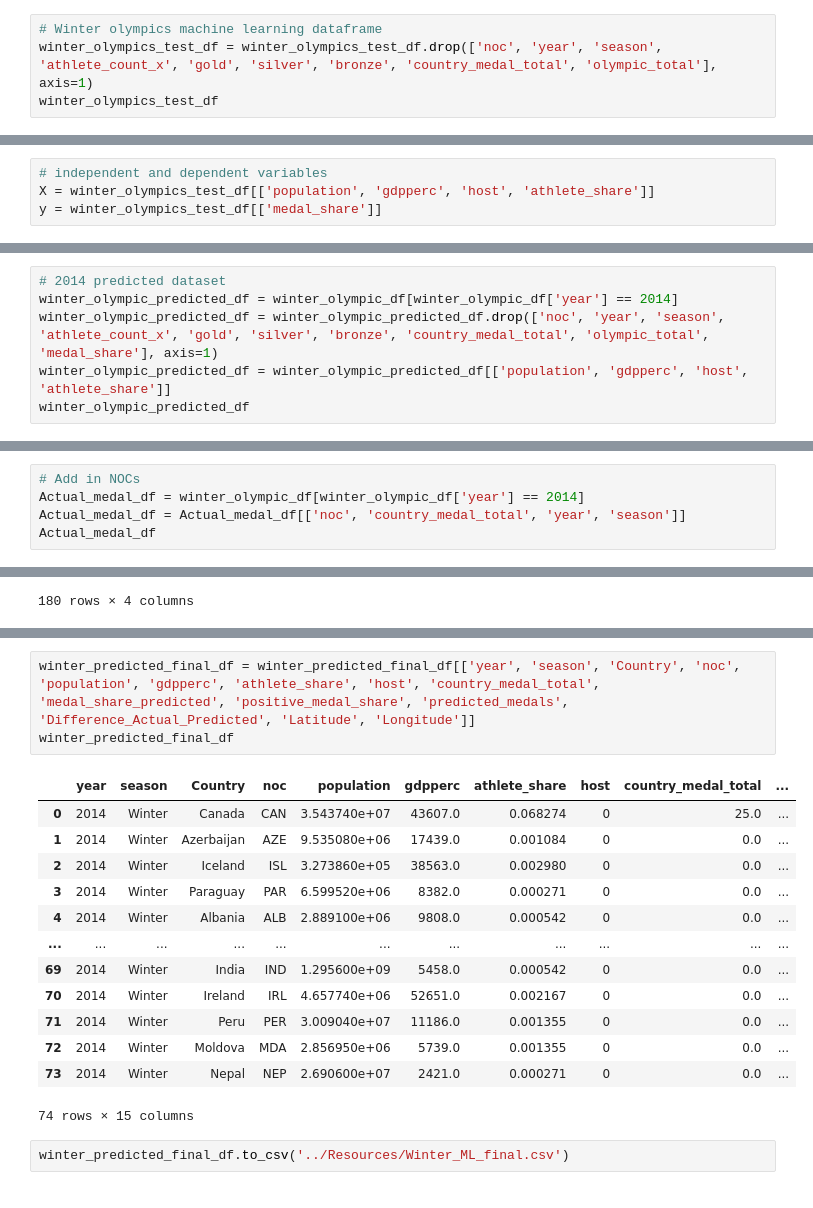
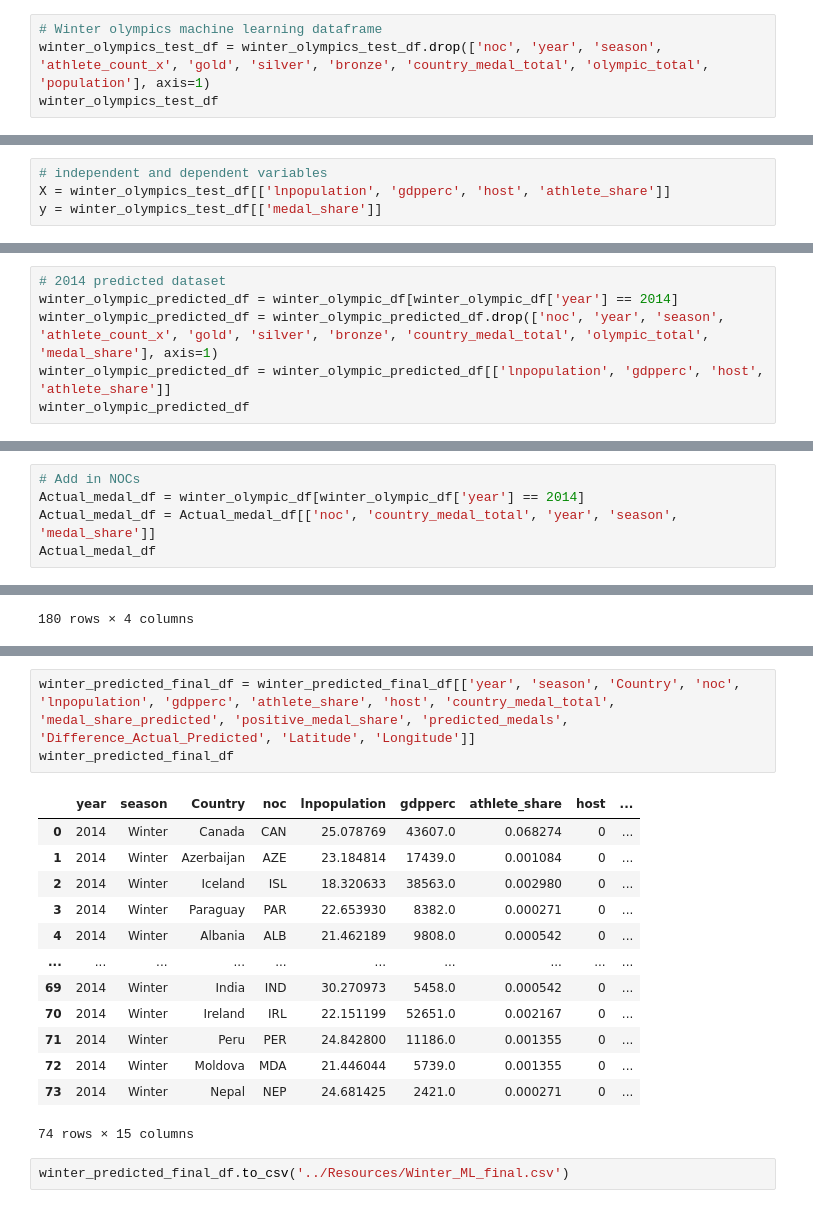
Before and after one commit to olympics2022/olympic_medal_analysis, a Jupyter notebook: Analysis/winter_ML_analysis.ipynb, the cells around one changed output, grey strips where cells are left out. Drawn from its saved outputs; the diff is of its cells as text.

```diff
--- a/Analysis/winter_ML_analysis.ipynb
+++ b/Analysis/winter_ML_analysis.ipynb
@@ -50,6 +51,6 @@ winter_olympic_df
 winter_olympics_test_df = winter_olympic_df[winter_olympic_df['year'] != 2014]
 # %%
 # Winter olympics machine learning dataframe
-winter_olympics_test_df = winter_olympics_test_df.drop(['noc', 'year', 'season', 'athlete_count_x', 'gold', 'silver', 'bronze', 'country_medal_total', 'olympic_total'], axis=1)
+winter_olympics_test_df = winter_olympics_test_df.drop(['noc', 'year', 'season', 'athlete_count_x', 'gold', 'silver', 'bronze', 'country_medal_total', 'olympic_total', 'population'], axis=1)
 winter_olympics_test_df
 # %% [output]
@@ -68,7 +69,7 @@ winter_olympics_test_df
 635 rows × 6 columns
 # %%
 # independent and dependent variables
-X = winter_olympics_test_df[['population', 'gdpperc', 'host', 'athlete_share']]
+X = winter_olympics_test_df[['lnpopulation', 'gdpperc', 'host', 'athlete_share']]
 y = winter_olympics_test_df[['medal_share']]
 # %%
 # Create and fit the model
@@ -97,6 +98,6 @@ plt.show()
 # 2014 predicted dataset
 winter_olympic_predicted_df = winter_olympic_df[winter_olympic_df['year'] == 2014]
 winter_olympic_predicted_df = winter_olympic_predicted_df.drop(['noc', 'year', 'season', 'athlete_count_x', 'gold', 'silver', 'bronze', 'country_medal_total', 'olympic_total', 'medal_share'], axis=1)
-winter_olympic_predicted_df = winter_olympic_predicted_df[['population', 'gdpperc', 'host', 'athlete_share']]
+winter_olympic_predicted_df = winter_olympic_predicted_df[['lnpopulation', 'gdpperc', 'host', 'athlete_share']]
 winter_olympic_predicted_df
 # %% [output]
@@ -190,6 +191,6 @@ winter_predicted_df
 # %%
 # Add in NOCs
 Actual_medal_df = winter_olympic_df[winter_olympic_df['year'] == 2014]
-Actual_medal_df = Actual_medal_df[['noc', 'country_medal_total', 'year', 'season']]
+Actual_medal_df = Actual_medal_df[['noc', 'country_medal_total', 'year', 'season', 'medal_share']]
 Actual_medal_df
 # %% [output]
@@ -281,19 +288,19 @@ winter_predicted_final_df
 # %%
-winter_predicted_final_df = winter_predicted_final_df[['year', 'season', 'Country', 'noc', 'population', 'gdpperc', 'athlete_share', 'host', 'country_medal_total', 'medal_share_predicted', 'positive_medal_share', 'predicted_medals', 'Difference_Actual_Predicted', 'Latitude', 'Longitude']]
+winter_predicted_final_df = winter_predicted_final_df[['year', 'season', 'Country', 'noc', 'lnpopulation', 'gdpperc', 'athlete_share', 'host', 'country_medal_total', 'medal_share_predicted', 'positive_medal_share', 'predicted_medals', 'Difference_Actual_Predicted', 'Latitude', 'Longitude']]
 winter_predicted_final_df
 # %% [output]
-|  | year | season | Country | noc | population | gdpperc | athlete_share | host | country_medal_total | ... |
-| 0 | 2014 | Winter | Canada | CAN | 3.543740e+07 | 43607.0 | 0.068274 | 0 | 25.0 | ... |
-| 1 | 2014 | Winter | Azerbaijan | AZE | 9.535080e+06 | 17439.0 | 0.001084 | 0 | 0.0 | ... |
-| 2 | 2014 | Winter | Iceland | ISL | 3.273860e+05 | 38563.0 | 0.002980 | 0 | 0.0 | ... |
-| 3 | 2014 | Winter | Paraguay | PAR | 6.599520e+06 | 8382.0 | 0.000271 | 0 | 0.0 | ... |
-| 4 | 2014 | Winter | Albania | ALB | 2.889100e+06 | 9808.0 | 0.000542 | 0 | 0.0 | ... |
-| ... | ... | ... | ... | ... | ... | ... | ... | ... | ... | ... |
-| 69 | 2014 | Winter | India | IND | 1.295600e+09 | 5458.0 | 0.000542 | 0 | 0.0 | ... |
-| 70 | 2014 | Winter | Ireland | IRL | 4.657740e+06 | 52651.0 | 0.002167 | 0 | 0.0 | ... |
-| 71 | 2014 | Winter | Peru | PER | 3.009040e+07 | 11186.0 | 0.001355 | 0 | 0.0 | ... |
-| 72 | 2014 | Winter | Moldova | MDA | 2.856950e+06 | 5739.0 | 0.001355 | 0 | 0.0 | ... |
-| 73 | 2014 | Winter | Nepal | NEP | 2.690600e+07 | 2421.0 | 0.000271 | 0 | 0.0 | ... |
+|  | year | season | Country | noc | lnpopulation | gdpperc | athlete_share | host | ... |
+| 0 | 2014 | Winter | Canada | CAN | 25.078769 | 43607.0 | 0.068274 | 0 | ... |
+| 1 | 2014 | Winter | Azerbaijan | AZE | 23.184814 | 17439.0 | 0.001084 | 0 | ... |
+| 2 | 2014 | Winter | Iceland | ISL | 18.320633 | 38563.0 | 0.002980 | 0 | ... |
+| 3 | 2014 | Winter | Paraguay | PAR | 22.653930 | 8382.0 | 0.000271 | 0 | ... |
+| 4 | 2014 | Winter | Albania | ALB | 21.462189 | 9808.0 | 0.000542 | 0 | ... |
+| ... | ... | ... | ... | ... | ... | ... | ... | ... | ... |
+| 69 | 2014 | Winter | India | IND | 30.270973 | 5458.0 | 0.000542 | 0 | ... |
+| 70 | 2014 | Winter | Ireland | IRL | 22.151199 | 52651.0 | 0.002167 | 0 | ... |
+| 71 | 2014 | Winter | Peru | PER | 24.842800 | 11186.0 | 0.001355 | 0 | ... |
+| 72 | 2014 | Winter | Moldova | MDA | 21.446044 | 5739.0 | 0.001355 | 0 | ... |
+| 73 | 2014 | Winter | Nepal | NEP | 24.681425 | 2421.0 | 0.000271 | 0 | ... |
 74 rows × 15 columns
 # %%
 winter_predicted_final_df.to_csv('../Resources/Winter_ML_final.csv')
```
Also changed, not shown: parts of 20 cells of this notebook, 6 other files.
